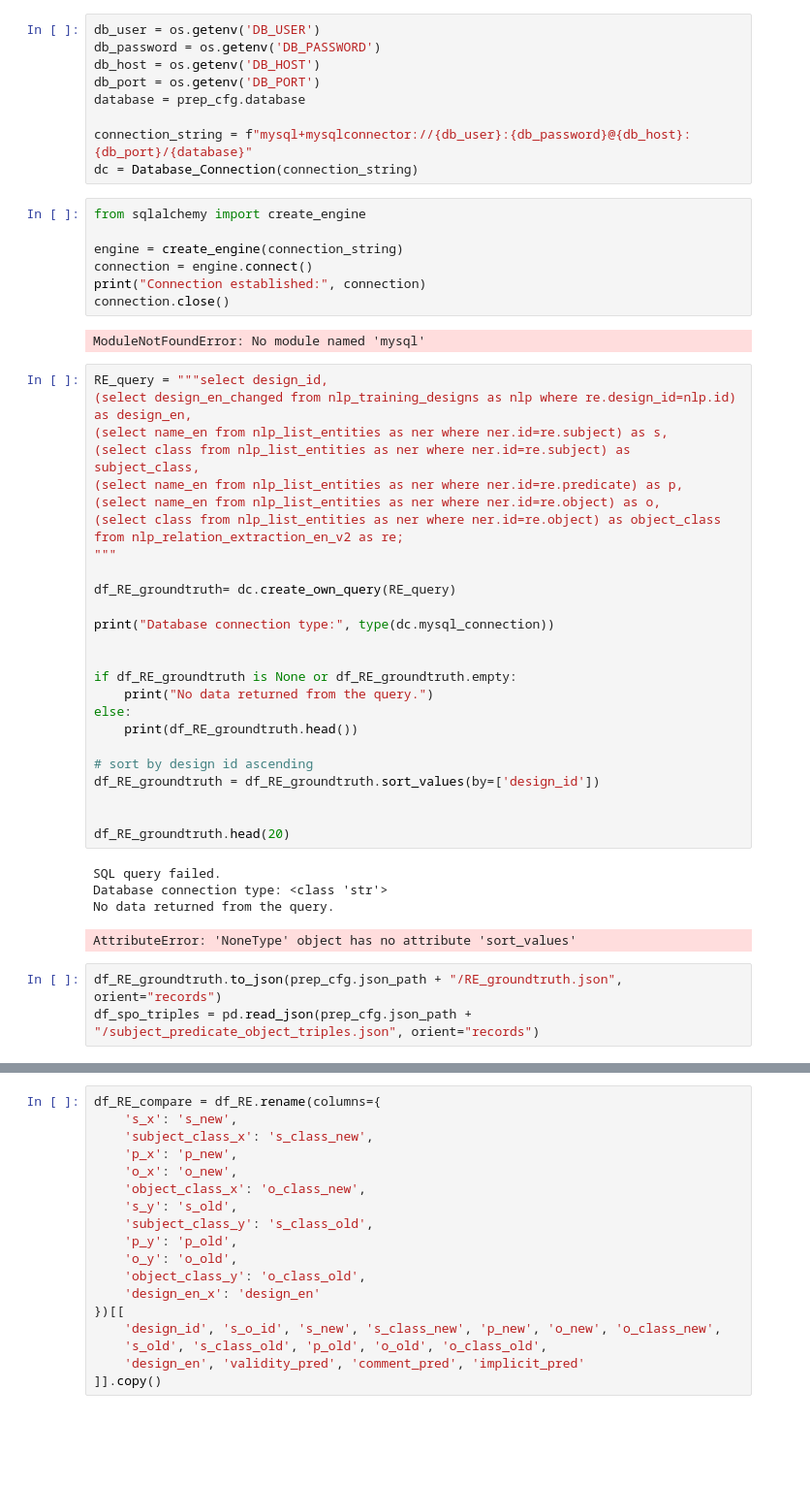
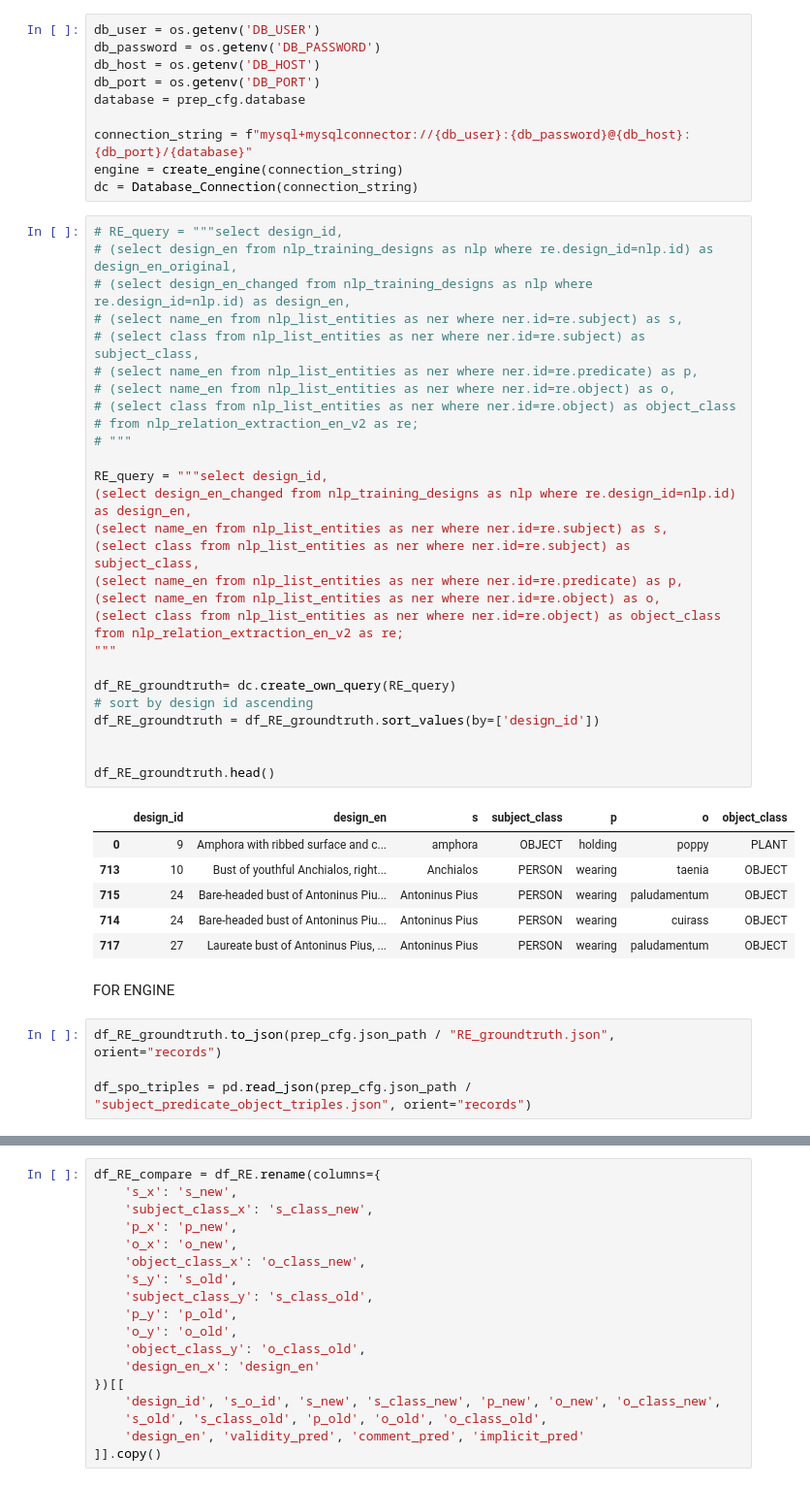
Before and after one commit to jasperforth/DataChallenge_LLM_REPipeline, a Jupyter notebook: evaluate_and_compare_re_triples.ipynb, the cells around one changed output, grey strips where cells are left out. Shown at 97% size. Drawn from its saved outputs; the diff is of its cells as text; blank space fills up the shorter version.

Commit message:
updated env and fixed sql reading error

```diff
--- a/evaluate_and_compare_re_triples.ipynb
+++ b/evaluate_and_compare_re_triples.ipynb
@@ -44,50 +42,49 @@ db_port = os.getenv('DB_PORT')
 database = prep_cfg.database
 
 connection_string = f"mysql+mysqlconnector://{db_user}:{db_password}@{db_host}:{db_port}/{database}"
+engine = create_engine(connection_string)
 dc = Database_Connection(connection_string)
-# %%
-from sqlalchemy import create_engine
-
-engine = create_engine(connection_string)
-connection = engine.connect()
-print("Connection established:", connection)
-connection.close()
-# %% [output]
-ModuleNotFoundError: No module named 'mysql'
 # %%
+# RE_query = """select design_id,
+# (select design_en from nlp_training_designs as nlp where re.design_id=nlp.id) as design_en_original,
+# (select design_en_changed from nlp_training_designs as nlp where re.design_id=nlp.id) as design_en,
+# (select name_en from nlp_list_entities as ner where ner.id=re.subject) as s,
+# (select class from nlp_list_entities as ner where ner.id=re.subject) as subject_class,
+# (select name_en from nlp_list_entities as ner where ner.id=re.predicate) as p,
+# (select name_en from nlp_list_entities as ner where ner.id=re.object) as o,
+# (select class from nlp_list_entities as ner where ner.id=re.object) as object_class
+# from nlp_relation_extraction_en_v2 as re;
+# """
+
 RE_query = """select design_id,
 (select design_en_changed from nlp_training_designs as nlp where re.design_id=nlp.id) as design_en,
 (select name_en from nlp_list_entities as ner where ner.id=re.subject) as s,
 (select class from nlp_list_entities as ner where ner.id=re.subject) as subject_class,
 (select name_en from nlp_list_entities as ner where ner.id=re.predicate) as p,
 (select name_en from nlp_list_entities as ner where ner.id=re.object) as o,
 (select class from nlp_list_entities as ner where ner.id=re.object) as object_class
 from nlp_relation_extraction_en_v2 as re;
 """
 
 df_RE_groundtruth= dc.create_own_query(RE_query)
-
-print("Database connection type:", type(dc.mysql_connection))
-
-
-if df_RE_groundtruth is None or df_RE_groundtruth.empty:
-    print("No data returned from the query.")
-else:
-    print(df_RE_groundtruth.head())
-
 # sort by design id ascending
 df_RE_groundtruth = df_RE_groundtruth.sort_values(by=['design_id'])
 
 
-df_RE_groundtruth.head(20)
+df_RE_groundtruth.head()
 # %% [output]
-SQL query failed.
-Database connection type: <class 'str'>
-No data returned from the query.
-AttributeError: 'NoneType' object has no attribute 'sort_values'
+|  | design_id | design_en | s | subject_class | p | o | object_class |
+| 0 | 9 | Amphora with ribbed surface and c... | amphora | OBJECT | holding | poppy | PLANT |
+| 713 | 10 | Bust of youthful Anchialos, right... | Anchialos | PERSON | wearing | taenia | OBJECT |
+| 715 | 24 | Bare-headed bust of Antoninus Piu... | Antoninus Pius | PERSON | wearing | paludamentum | OBJECT |
+| 714 | 24 | Bare-headed bust of Antoninus Piu... | Antoninus Pius | PERSON | wearing | cuirass | OBJECT |
+| 717 | 27 | Laureate bust of Antoninus Pius, ... | Antoninus Pius | PERSON | wearing | paludamentum | OBJECT |
+# %% [markdown]
+FOR ENGINE
 # %%
-df_RE_groundtruth.to_json(prep_cfg.json_path + "/RE_groundtruth.json", orient="records")
-df_spo_triples = pd.read_json(prep_cfg.json_path + "/subject_predicate_object_triples.json", orient="records")
+df_RE_groundtruth.to_json(prep_cfg.json_path / "RE_groundtruth.json", orient="records")
+
+df_spo_triples = pd.read_json(prep_cfg.json_path / "subject_predicate_object_triples.json", orient="records")
 # %%
 # filter df_spo for columns
 columns = ['design_id', 's_o_id', 's', 'subject_class', 'predicate', 'o', 'object_class',
```
Also changed, not shown: parts of 18 cells of this notebook, 12 other files.
